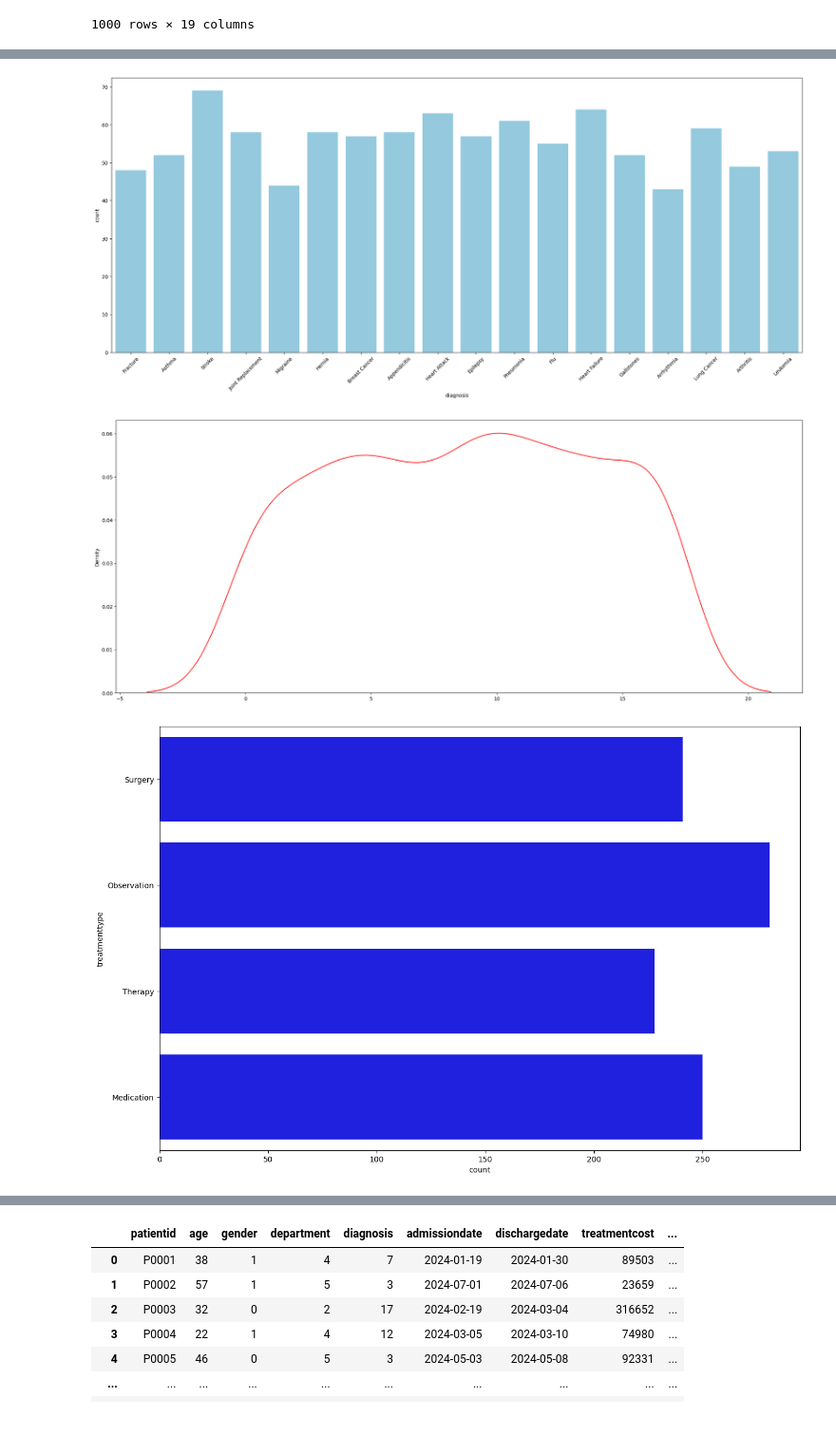
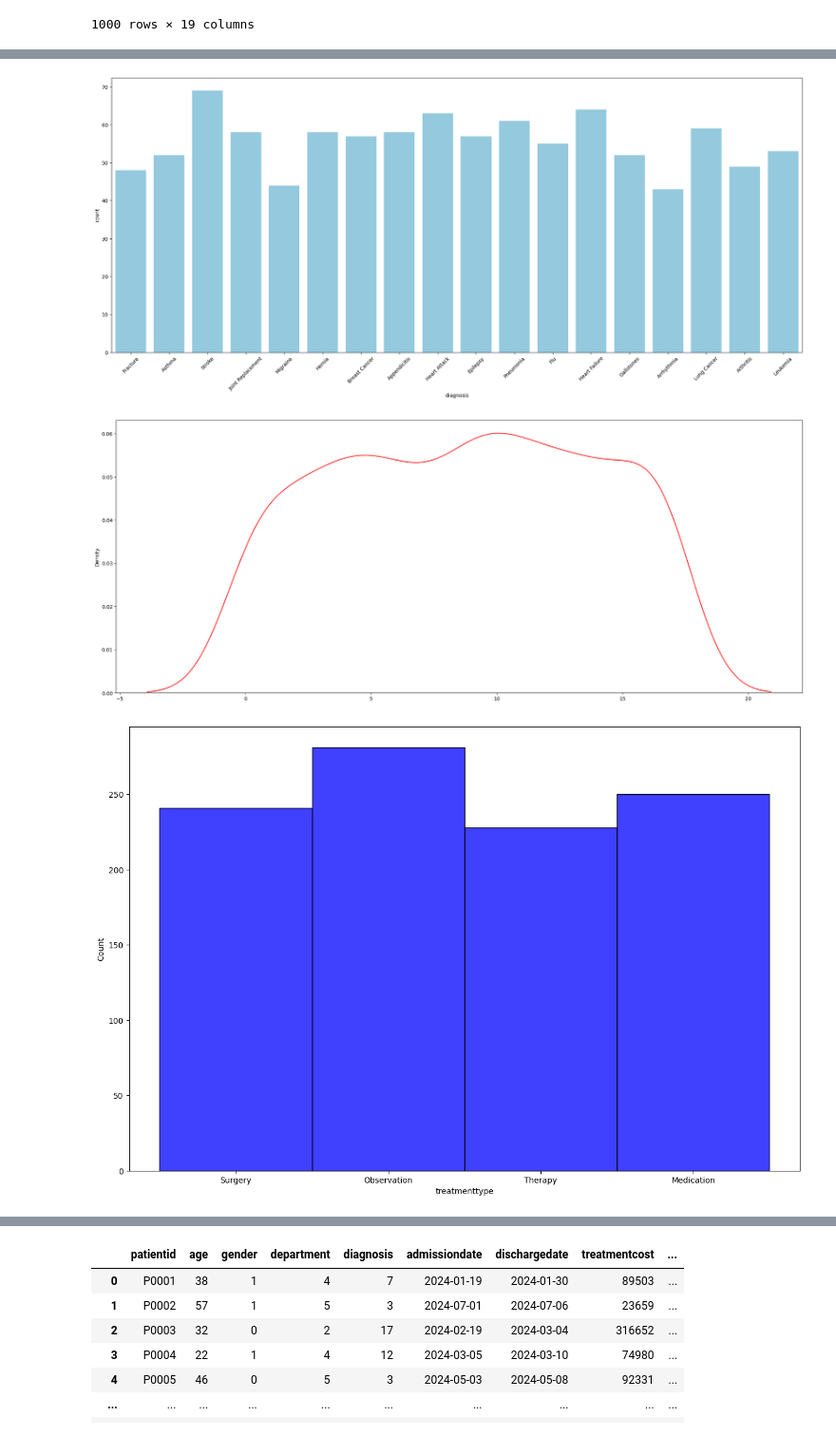
Before and after one commit to NathanPimenta/Synthea-Based-Hospital-Dashboard, a Jupyter notebook: Main Model.ipynb, the cells around one changed output, grey strips where cells are left out. Shown at 95% size. Drawn from its saved outputs; the diff is of its cells as text; code cells hidden in the pictures.

```diff
--- a/Main Model.ipynb
+++ b/Main Model.ipynb
@@ -135,28 +157,31 @@ data
 # %%
-""" Doing some EDA on the data to know the distribution, variance, etc """
+""" Doing some Data Analysis on the data to know the distribution, variance, etc """
 plt.figure(figsize=(8, 8))
 sns.histplot(data=data['age_group'], kde=True, color='g', binrange=(0, 2))
 plt.show()
 
 plt.figure(figsize=(25, 10))
 sns.countplot(data=pd.DataFrame(data['diagnosis']), color='skyblue', x='diagnosis')
 plt.xticks(rotation=45)
 plt.show()
 
 plt.figure(figsize=(25, 10))
 sns.kdeplot(data=le.fit_transform(data['diagnosis']), color='r')
 plt.show()
 
 plt.figure(figsize=(15, 10))
-sns.countplot(data=data['treatmenttype'], color='b')
+sns.histplot(data=data['treatmenttype'], color='b')
 plt.show()
 
+plt.figure(figsize=(15, 10))
+sns.histplot(data=data['length_of_stay'], kde=True, color='magenta', binrange=(1, 15))
+plt.show()
 
 plt.figure(figsize=(15, 10))
-sns.countplot(data={'Name of the Doctor': data['doctorname']}, color='g', x="Name of the Doctor")
+sns.histplot(data=data['treatmentcost'], kde=True, color='purple')
 plt.show()
 # %% [output]
 [figure]
 [figure]
 [figure]
-[figure, old version]
+[figure, new version]
```
Also changed, not shown: parts of 13 cells of this notebook, 2 other files.
